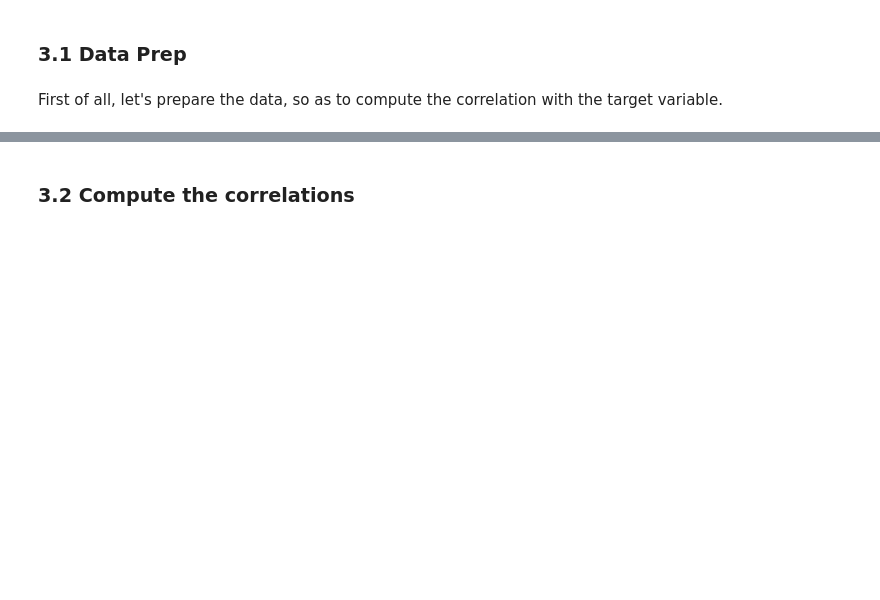
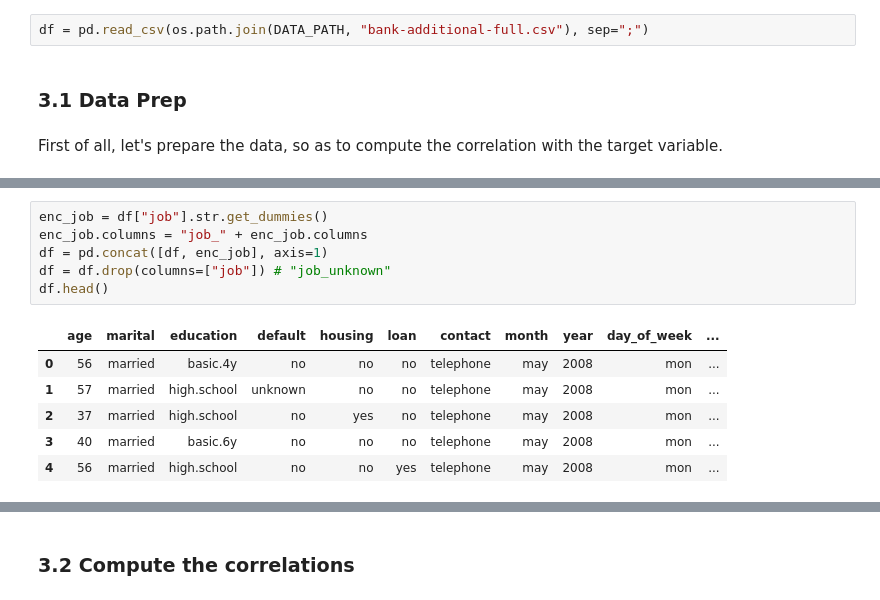
Before and after one commit to mpereiramoretti/pcs5787-projeto, a Jupyter notebook: notebooks/0. EDA.ipynb, the cells around one changed output, grey strips where cells are left out. Saved outputs shown, nothing was run; the diff lists cells and outputs as text; blank space fills up the shorter version.

```diff
--- a/notebooks/0. EDA.ipynb
+++ b/notebooks/0. EDA.ipynb
@@ -1198,6 +1199,8 @@ sns.boxplot(data=df, x="y", y="nr.employed")
 It's a seasonal indicator. It seems like it discrimiates the subscription.
 # %% [markdown]
 ## 3. Correlation analysis
+# %%
+df = pd.read_csv(os.path.join(DATA_PATH, "bank-additional-full.csv"), sep=";")
 # %% [markdown]
 ### 3.1 Data Prep
 # %% [markdown]
@@ -1204,0 +1233,13 @@ First of all, let's prepare the data, so as to compute the correlation with the
+# %%
+enc_job = df["job"].str.get_dummies()
+enc_job.columns = "job_" + enc_job.columns
+df = pd.concat([df, enc_job], axis=1)
+df = df.drop(columns=["job"]) # "job_unknown"
+df.head()
+# %% [output]
+|  | age | marital | education | default | housing | loan | contact | month | year | day_of_week | ... |
+| 0 | 56 | married | basic.4y | no | no | no | telephone | may | 2008 | mon | ... |
+| 1 | 57 | married | high.school | unknown | no | no | telephone | may | 2008 | mon | ... |
+| 2 | 37 | married | high.school | no | yes | no | telephone | may | 2008 | mon | ... |
+| 3 | 40 | married | basic.6y | no | no | no | telephone | may | 2008 | mon | ... |
+| 4 | 56 | married | high.school | no | no | yes | telephone | may | 2008 | mon | ... |
```
Also changed, not shown: parts of 38 cells of this notebook, 1 other file.
